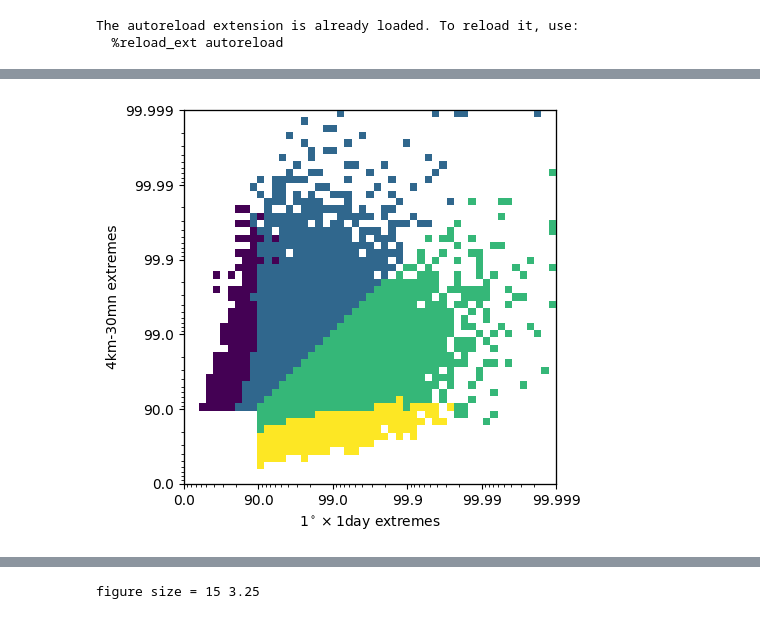
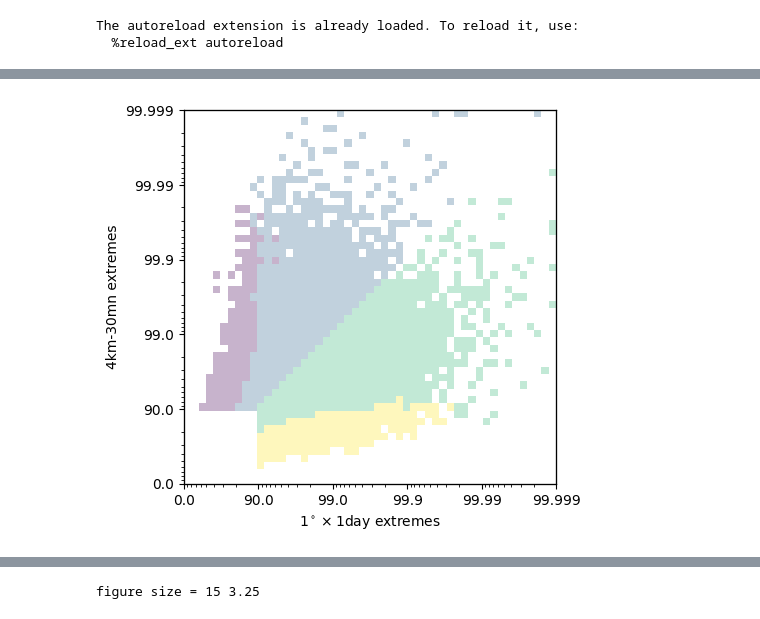
Before and after one commit to bfildier/explore-multiscale-extremes, a Jupyter notebook: scripts/explore_conditional_multiscale_extremes.ipynb, the cells around one changed output, grey strips where cells are left out. Saved outputs shown, nothing was run; the diff lists cells and outputs as text; code cells hidden in the pictures.

Commit message:
show multiscale categories on oint density

```diff
--- a/scripts/explore_conditional_multiscale_extremes.ipynb
+++ b/scripts/explore_conditional_multiscale_extremes.ipynb
@@ -129,24 +130,24 @@ mask_coloc_ac_90 = np.logical_and(mask_coloc_ac,mask_jdist_90_0)
 # %%
 # create mask
 
 mask_show = 1.*mask_branch1_90 + 2.*mask_coloc_c_90 + 3.*mask_coloc_ac_90 + 4.*mask_branch2_90
 mask_show[mask_show == 0] = np.nan
 
 # Show
 
 fig, ax = plt.subplots(nrows=1,ncols=1,figsize=(4.8,4.85))
 
 ax_show = ax.twinx().twiny()  # Create twin axes for each main axis.
 
 # -- Frame
 ax = setFrameIL(ax, dist_mean_prec.ranks, dist_max_prec.ranks)
 ax.set_xlabel(r"1$^\circ\times 1$day extremes")
 ax.set_ylabel(r"4km-30mn extremes")
 
-ax_show.imshow(mask_show.T,origin='lower')
+ax_show.imshow(mask_show.T,alpha=0.3,origin='lower')
 ax_show.set_xticks([])
 ax_show.set_yticks([])
 
 plt.savefig(os.path.join(figdir,'Y_branches_max_vs_mean_prec_extremes.pdf'),bbox_inches='tight')
 # %% [output]
-[figure, old version]
+[figure, new version]
```
Also changed, not shown: parts of 4 cells of this notebook, 4 other files.
